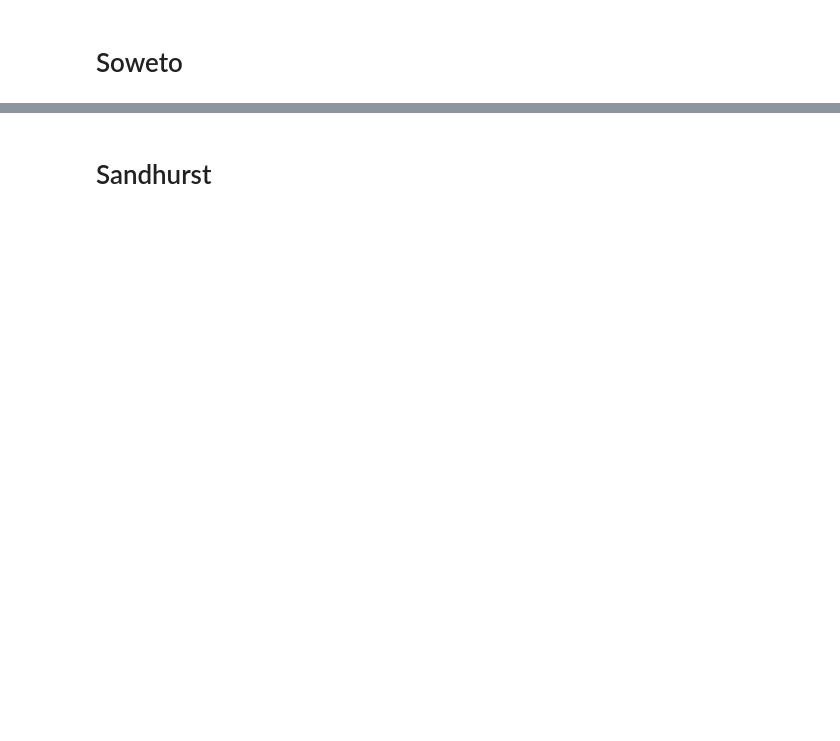
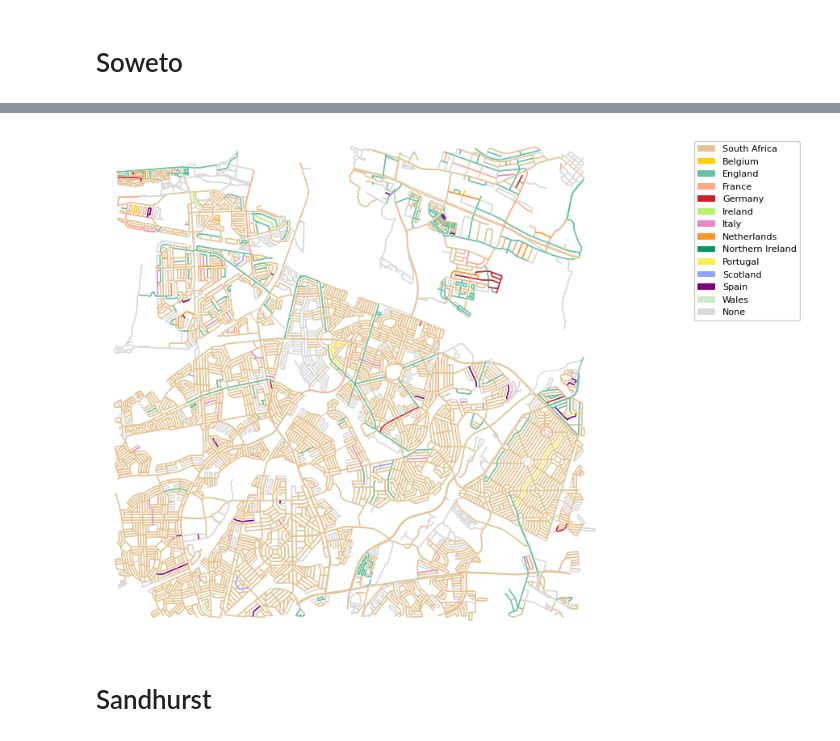
Before and after one commit to Emily-RoseSteyn/south-africa-street-history-mapping, a Jupyter notebook: notebooks/plotting-places.ipynb, the cells around one changed output, grey strips where cells are left out. Saved outputs shown, nothing was run; the diff lists cells and outputs as text; code cells hidden in the pictures; blank space fills up the shorter version.

```diff
--- a/notebooks/plotting-places.ipynb
+++ b/notebooks/plotting-places.ipynb
@@ -26,4 +31,5 @@ gdf_kensington.explore(column="origin", color=lambda x: get_colour(x))
 # %%
 address = "Soweto, South Africa"
 graph_soweto, gdf_soweto, map_fig_soweto = map_origin_of_address(address, default_distance, default_line_width)
-gdf_soweto.explore(column="origin", color=lambda x: get_colour(x))
+# gdf_soweto.explore(column="origin", color=lambda x: get_colour(x))
+# %% [output]
@@ -30,3 +42,4 @@ gdf_soweto.explore(column="origin", color=lambda x: get_colour(x))
+[figure, added]
 # %% [markdown]
 # Sandhurst
 # %%
```
Also changed, not shown: parts of 9 cells of this notebook.
